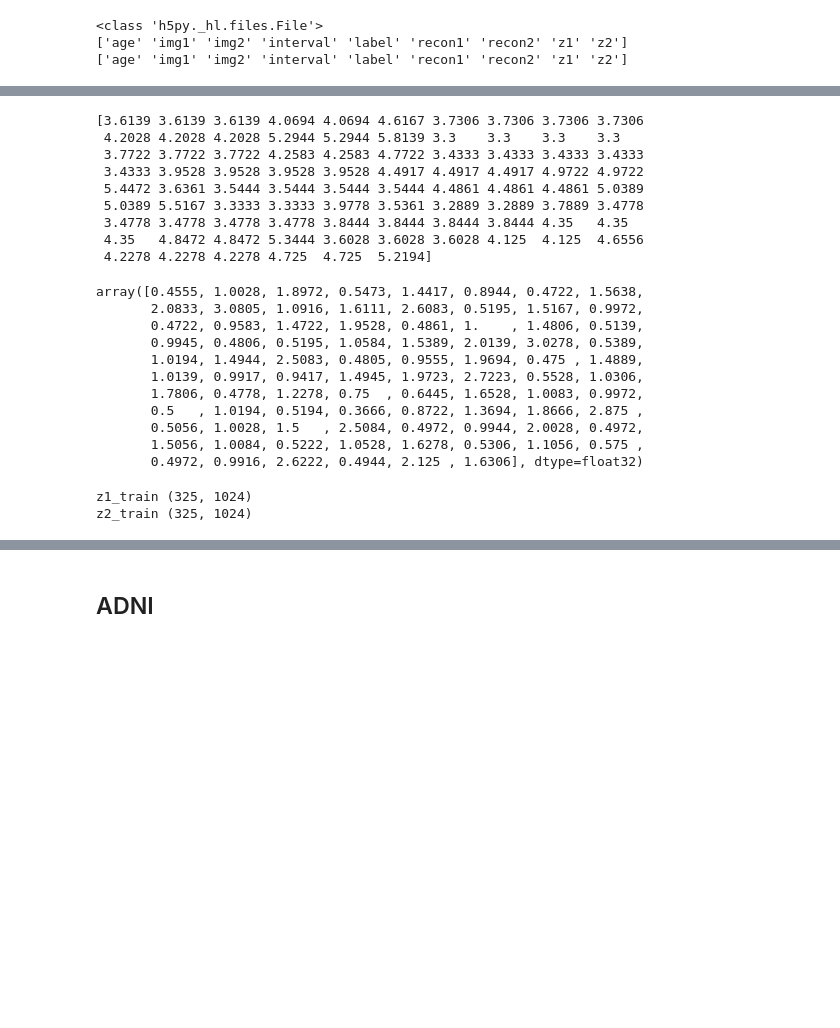
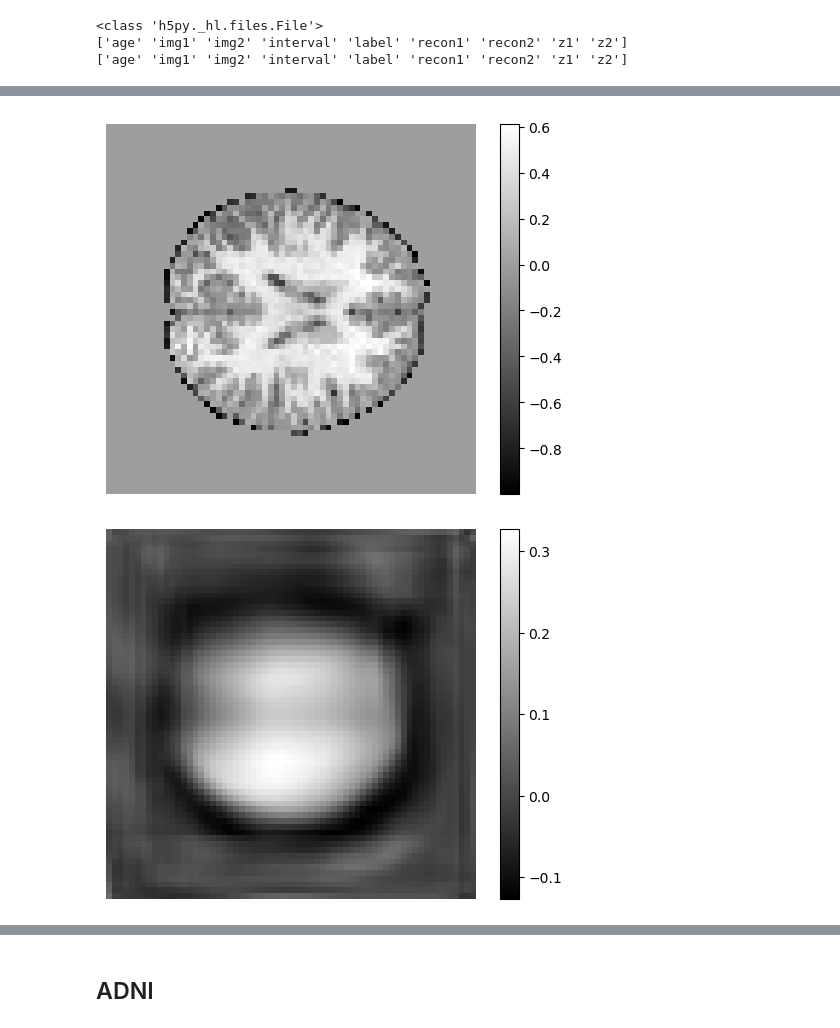
Before and after one commit to Andjelaaaa/longitudinal-neighbourhood-embedding, a Jupyter notebook: src/visualization.ipynb, the cells around one changed output, grey strips where cells are left out. Saved outputs shown, nothing was run; the diff lists cells and outputs as text; code cells hidden in the pictures; blank space fills up the shorter version.

```diff
--- a/src/visualization.ipynb
+++ b/src/visualization.ipynb
@@ -275,36 +280,32 @@ Speed of brain aging
-# %%
-print(age_raw)
-# print(age_raw_train)
-# %% [output]
-[3.6139 3.6139 3.6139 4.0694 4.0694 4.6167 3.7306 3.7306 3.7306 3.7306
- 4.2028 4.2028 4.2028 5.2944 5.2944 5.8139 3.3    3.3    3.3    3.3
- 3.7722 3.7722 3.7722 4.2583 4.2583 4.7722 3.4333 3.4333 3.4333 3.4333
- 3.4333 3.9528 3.9528 3.9528 3.9528 4.4917 4.4917 4.4917 4.9722 4.9722
- 5.4472 3.6361 3.5444 3.5444 3.5444 3.5444 4.4861 4.4861 4.4861 5.0389
- 5.0389 5.5167 3.3333 3.3333 3.9778 3.5361 3.2889 3.2889 3.7889 3.4778
- 3.4778 3.4778 3.4778 3.4778 3.8444 3.8444 3.8444 3.8444 4.35   4.35
- 4.35   4.8472 4.8472 5.3444 3.6028 3.6028 3.6028 4.125  4.125  4.6556
- 4.2278 4.2278 4.2278 4.725  4.725  5.2194]
-# %%
-interval_raw
-# %% [output]
-array([0.4555, 1.0028, 1.8972, 0.5473, 1.4417, 0.8944, 0.4722, 1.5638,
-       2.0833, 3.0805, 1.0916, 1.6111, 2.6083, 0.5195, 1.5167, 0.9972,
-       0.4722, 0.9583, 1.4722, 1.9528, 0.4861, 1.    , 1.4806, 0.5139,
-       0.9945, 0.4806, 0.5195, 1.0584, 1.5389, 2.0139, 3.0278, 0.5389,
-       1.0194, 1.4944, 2.5083, 0.4805, 0.9555, 1.9694, 0.475 , 1.4889,
-       1.0139, 0.9917, 0.9417, 1.4945, 1.9723, 2.7223, 0.5528, 1.0306,
-       1.7806, 0.4778, 1.2278, 0.75  , 0.6445, 1.6528, 1.0083, 0.9972,
-       0.5   , 1.0194, 0.5194, 0.3666, 0.8722, 1.3694, 1.8666, 2.875 ,
-       0.5056, 1.0028, 1.5   , 2.5084, 0.4972, 0.9944, 2.0028, 0.4972,
-       1.5056, 1.0084, 0.5222, 1.0528, 1.6278, 0.5306, 1.1056, 0.575 ,
-       0.4972, 0.9916, 2.6222, 0.4944, 2.125 , 1.6306], dtype=float32)
-# %%
-print( 'z1_train', z1_raw_train.shape)
-print( 'z2_train', z2_raw_train.shape)
-# %% [output]
-z1_train (325, 1024)
-z2_train (325, 1024)
+# %%
+# Verify how image is reconstructed using training data
+img_1_train = np.array(data_train['img1'])
+img_2_train = np.array(data_train['img2'])
+age_train = np.array(data_train['age'])
+interval_train = np.array(data_train['interval'])
+recon_1_train = np.array(data_train['recon1'])
+recon_2_train = np.array(data_train['recon2'])
+z_1 = np.array(data_train['z1'])
+z_2 = np.array(data_train['z2'])
+
+# print(np.squeeze(img_2_train).shape) #(280, 128, 128, 128)
+# Extract the slice from the image data
+slice_index = 32
+sub_index = 70
+slice_data_img = np.squeeze(img_2_train)[sub_index, :, :, slice_index]
+slice_data_recon = np.squeeze(recon_2_train)[sub_index, :, :, slice_index]
+# Plot the slice using Matplotlib
+plt.imshow(slice_data_img, cmap='gray')
+plt.colorbar()
+plt.axis('off')
+plt.show()
+plt.imshow(slice_data_recon, cmap='gray')
+plt.colorbar()
+plt.axis('off')
+plt.show()
+# %% [output]
+[figure, added]
+[figure, added]
 # %%
 # PCA on train set and apply on test set
 idx_sel = np.sort(np.where(interval_raw_train>1)[0]) #need to do this pre-selection? technically can take even small variations in time
```
Also changed, not shown: parts of 16 cells of this notebook, 5 other files.
